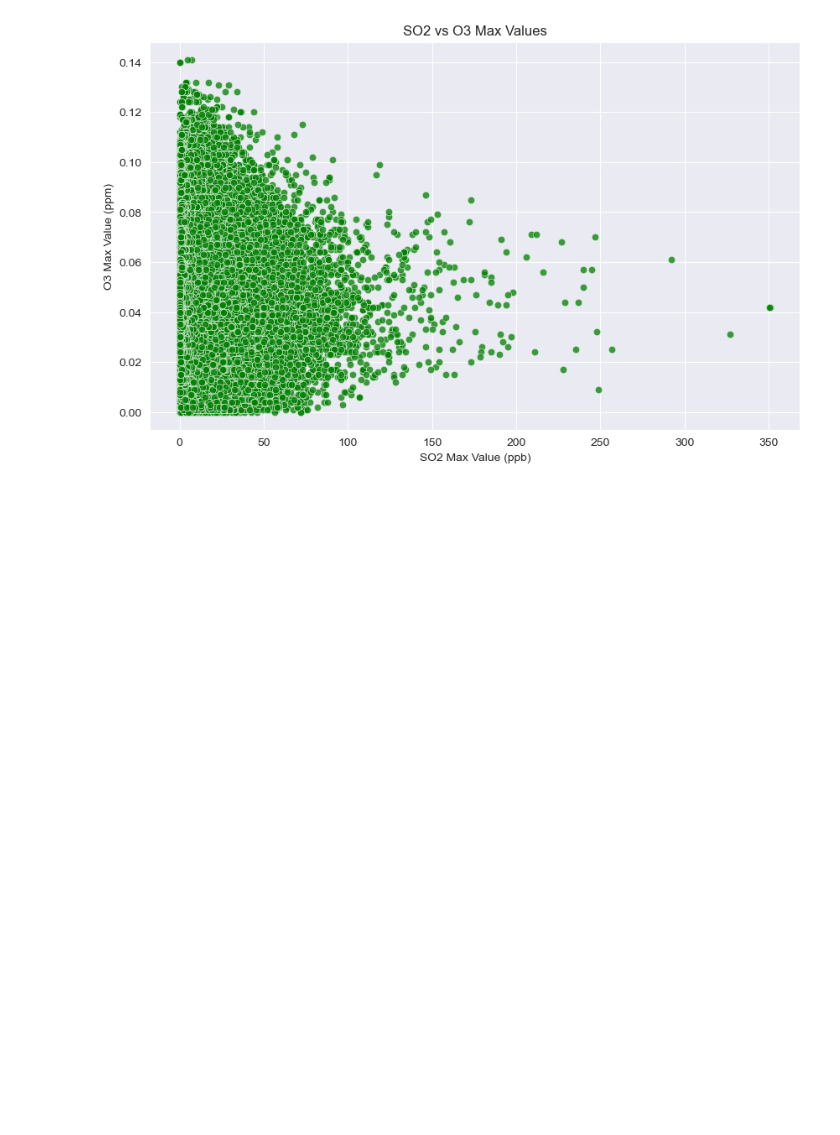
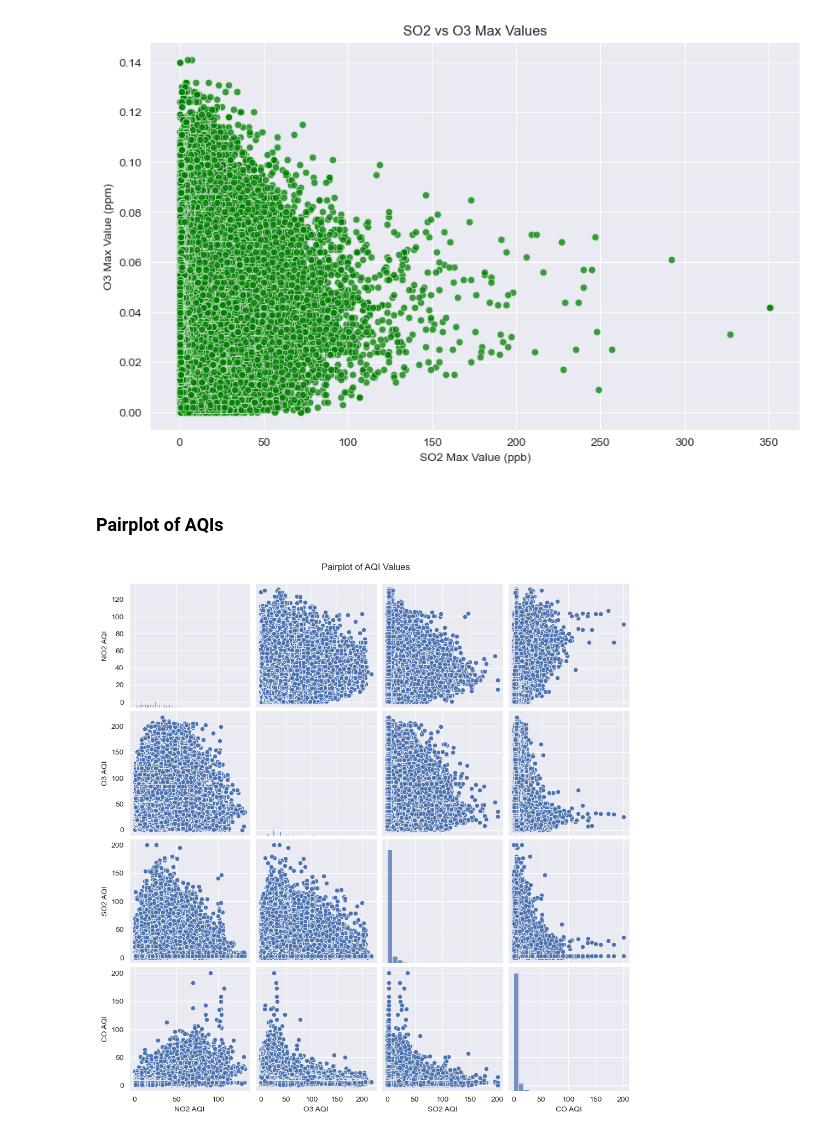
Before and after one commit to aghabidareh/PollutionAnalyzer, a Jupyter notebook: main.ipynb, the cells around one changed output. Saved outputs shown, nothing was run; the diff lists cells and outputs as text; code cells hidden in the pictures; blank space fills up the shorter version.

Commit message:
plot-and-graphs-section-21

```diff
--- a/main.ipynb
+++ b/main.ipynb
@@ -299,3 +299,13 @@ plt.show()
 plt.close()
 # %% [output]
 [figure]
+# %% [markdown]
+### Pairplot of AQIs
+# %%
+sns.pairplot(df[['NO2 AQI', 'O3 AQI', 'SO2 AQI', 'CO AQI']])
+plt.suptitle('Pairplot of AQI Values', y=1.02)
+plt.savefig('plots/aqi_pairplot.png')
+plt.show()
+plt.close()
+# %% [output]
+[figure, added]
```
Also changed, not shown: 1 other file.
